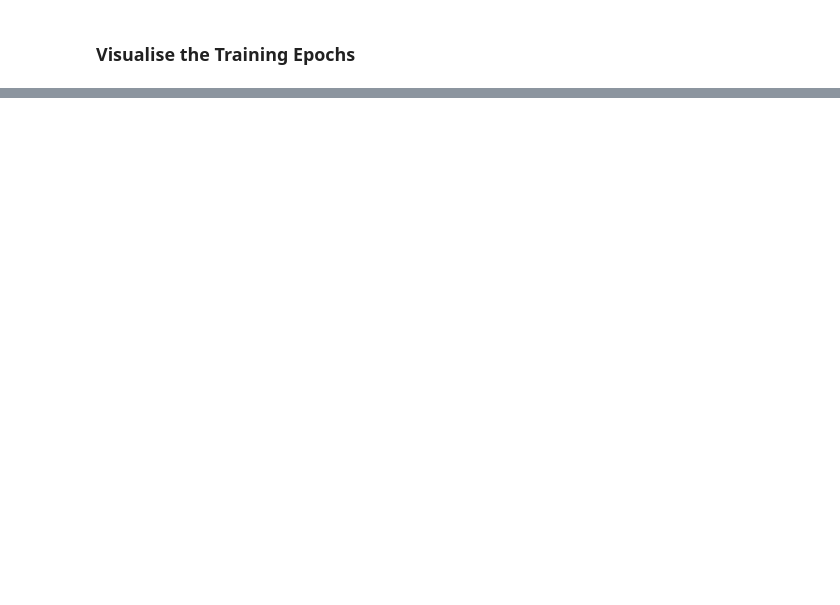
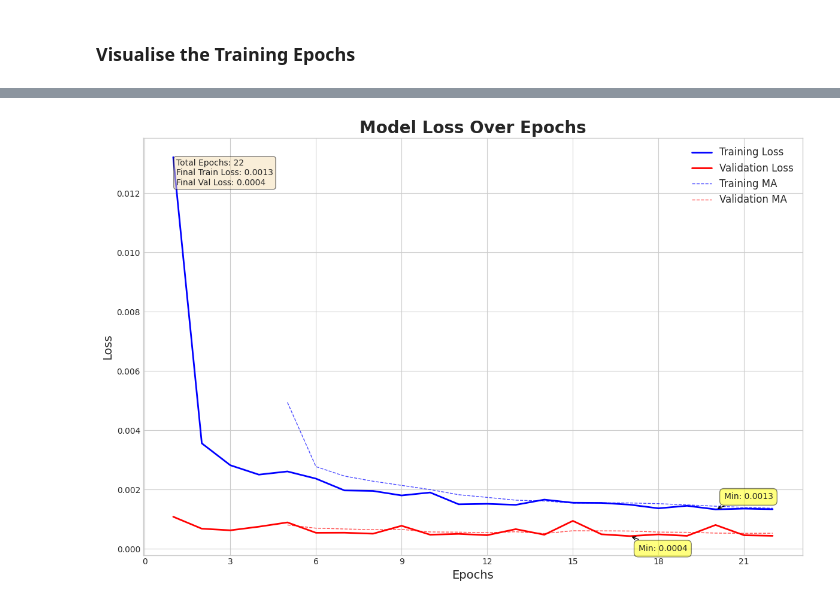
Before and after one commit to CollinsLemeke/Tesla-Stock-Prediction, a Jupyter notebook: tesla-stock-prediction.ipynb, the cells around one changed output, grey strips where cells are left out. Cells and saved outputs as stored; diff of their text form; code cells hidden in the pictures; blank space fills up the shorter version.

```diff
--- a/tesla-stock-prediction.ipynb
+++ b/tesla-stock-prediction.ipynb
@@ -196,19 +194,2 @@ Epoch 19/100
 # %% [markdown]
 ### Visualise the Training Epochs
-# %%
-epochs = range(1, 19)
-train_loss = [0.0403, 0.0035, 0.0028, 0.0025, 0.0021, 0.0019, 0.0019, 0.0020, 0.0016, 0.0016,
-              0.0017, 0.0017, 0.0016, 0.0017, 0.0016, 0.0015, 0.0013, 0.0015]
-val_loss = [8.7503e-04, 7.0155e-04, 6.6170e-04, 6.3210e-04, 5.3760e-04, 5.5681e-04, 0.0011,
-            4.7297e-04, 4.6661e-04, 5.8378e-04, 5.1680e-04, 5.4886e-04, 4.2961e-04, 4.5879e-04,
-            4.7838e-04, 7.1359e-04, 5.2490e-04, 5.2421e-04]
-
-plt.figure(figsize=(10, 6))
-plt.plot(epochs, train_loss, 'bo-', label='Training Loss')
-plt.plot(epochs, val_loss, 'ro-', label='Validation Loss')
-plt.xlabel('Epoch')
-plt.ylabel('Loss')
-plt.title('Training and Validation Loss over Epochs')
-plt.legend()
-plt.grid(True)
-plt.show()
@@ -220,0 +196,70 @@ y_pred = model.predict(X_test)
+# %%
+from matplotlib.ticker import MaxNLocator
+
+def plot_enhanced_loss(history, save_path=None):
+    # Set the style
+    plt.style.use('seaborn-whitegrid')
+    sns.set_palette("deep")
+
+    # Create the plot
+    fig, ax = plt.subplots(figsize=(12, 8))
+
+    # Plot the losses
+    epochs = range(1, len(history.history['loss']) + 1)
+    ax.plot(epochs, history.history['loss'], 'b-', linewidth=2, label='Training Loss')
+    ax.plot(epochs, history.history['val_loss'], 'r-', linewidth=2, label='Validation Loss')
+
+    # Add moving averages
+    window_size = 5
+    train_ma = np.convolve(history.history['loss'], np.ones(window_size)/window_size, mode='valid')
+    val_ma = np.convolve(history.history['val_loss'], np.ones(window_size)/window_size, mode='valid')
+    ax.plot(epochs[window_size-1:], train_ma, 'b--', linewidth=1, alpha=0.7, label='Training MA')
+    ax.plot(epochs[window_size-1:], val_ma, 'r--', linewidth=1, alpha=0.7, label='Validation MA')
+
+    # Customize the plot
+    ax.set_title('Model Loss Over Epochs', fontsize=20, fontweight='bold')
+    ax.set_xlabel('Epochs', fontsize=14)
+    ax.set_ylabel('Loss', fontsize=14)
+    ax.legend(fontsize=12)
+
+    # Set x-axis to show integer values
+    ax.xaxis.set_major_locator(MaxNLocator(integer=True))
+
+    # Add annotations for minimum losses
+    min_train_loss = min(history.history['loss'])
+    min_val_loss = min(history.history['val_loss'])
+    min_train_epoch = history.history['loss'].index(min_train_loss) + 1
+    min_val_epoch = history.history['val_loss'].index(min_val_loss) + 1
+
+    ax.annotate(f'Min: {min_train_loss:.4f}', xy=(min_train_epoch, min_train_loss),
+                xytext=(10, 10), textcoords='offset points', ha='left', va='bottom',
+                bbox=dict(boxstyle='round,pad=0.5', fc='yellow', alpha=0.5),
+                arrowprops=dict(arrowstyle='->', connectionstyle='arc3,rad=0'))
+
+    ax.annotate(f'Min: {min_val_loss:.4f}', xy=(min_val_epoch, min_val_loss),
+                xytext=(10, -10), textcoords='offset points', ha='left', va='top',
+                bbox=dict(boxstyle='round,pad=0.5', fc='yellow', alpha=0.5),
+                arrowprops=dict(arrowstyle='->', connectionstyle='arc3,rad=0'))
+
+    # Add a text box with additional information
+    info_text = f"Total Epochs: {len(epochs)}\n" \
+                f"Final Train Loss: {history.history['loss'][-1]:.4f}\n" \
+                f"Final Val Loss: {history.history['val_loss'][-1]:.4f}"
+    props = dict(boxstyle='round', facecolor='wheat', alpha=0.5)
+    ax.text(0.05, 0.95, info_text, transform=ax.transAxes, fontsize=10,
+            verticalalignment='top', bbox=props)
+
+    # Improve the layout
+    plt.tight_layout()
+
+    # Save the plot if a save path is provided
+    if save_path:
+        plt.savefig(save_path, dpi=300, bbox_inches='tight')
+
+    # Show the plot
+    plt.show()
+
+# Usage
+plot_enhanced_loss(history, save_path='model_loss_plot.png')
+# %% [output]
+[figure, added]
```
Also changed, not shown: parts of 12 cells of this notebook.
